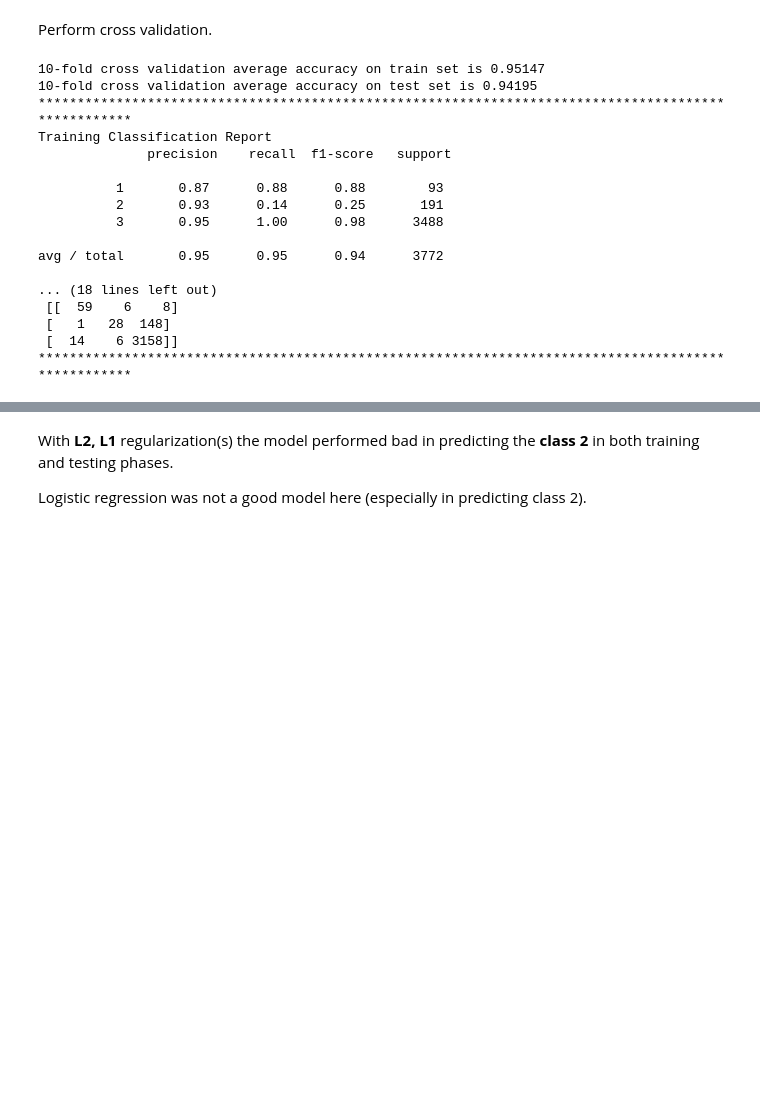
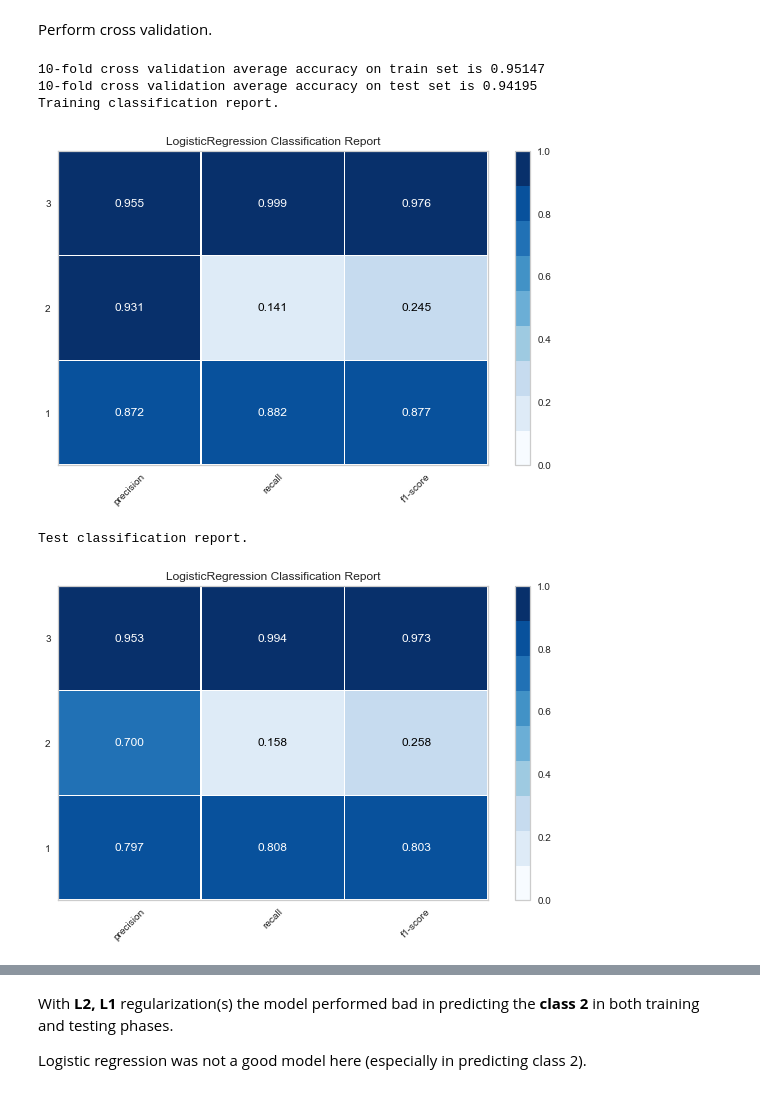
Before and after one commit to rahul7a/thyroid-classification, a Jupyter notebook: MachineLearning/ModelingAndMachineLearning.ipynb, the cells around one changed output, grey strips where cells are left out. Cells and saved outputs as stored; diff of their text form; code cells hidden in the pictures; blank space fills up the shorter version.

```diff
--- a/MachineLearning/ModelingAndMachineLearning.ipynb
+++ b/MachineLearning/ModelingAndMachineLearning.ipynb
@@ -115,33 +152,22 @@ Perform cross validation.
 # %%
 from sklearn.model_selection import cross_val_score, KFold
 
 kfold = KFold(n_splits=10, random_state=42)
 
 logregmodelCV = LogisticRegression(C=c)
 logregmodelCV.fit(X_train, y_train)
 scorelogregCV = cross_val_score(logregmodelCV, X_train, y_train, cv=kfold)
 testscorelogregCV = cross_val_score(logregmodelCV, X_test, y_test, cv=kfold)
 
 print('10-fold cross validation average accuracy on train set is {:.5f}'.format(scorelogregCV.mean()))
 print('10-fold cross validation average accuracy on test set is {:.5f}'.format(testscorelogregCV.mean()))
 
-print_classification_report(logregmodelCV, X_train, y_train, X_test, y_test)
-print_confusion_matrix(logregmodelCV, X_train, y_train, X_test, y_test)
+show_report(logregmodelCV, X_train, y_train, 'classification', 'train')
+show_report(logregmodelCV, X_test, y_test, 'classification', 'test')
 # %% [output]
 10-fold cross validation average accuracy on train set is 0.95147
 10-fold cross validation average accuracy on test set is 0.94195
-****************************************************************************************************
-Training Classification Report
-              precision    recall  f1-score   support
-
-          1       0.87      0.88      0.88        93
-          2       0.93      0.14      0.25       191
-          3       0.95      1.00      0.98      3488
-
-avg / total       0.95      0.95      0.94      3772
-
-... (18 lines left out)
- [[  59    6    8]
- [   1   28  148]
- [  14    6 3158]]
-****************************************************************************************************
+Training classification report.
+[figure, added]
+Test classification report.
+[figure, added]
```
Also changed, not shown: parts of 26 cells of this notebook.
